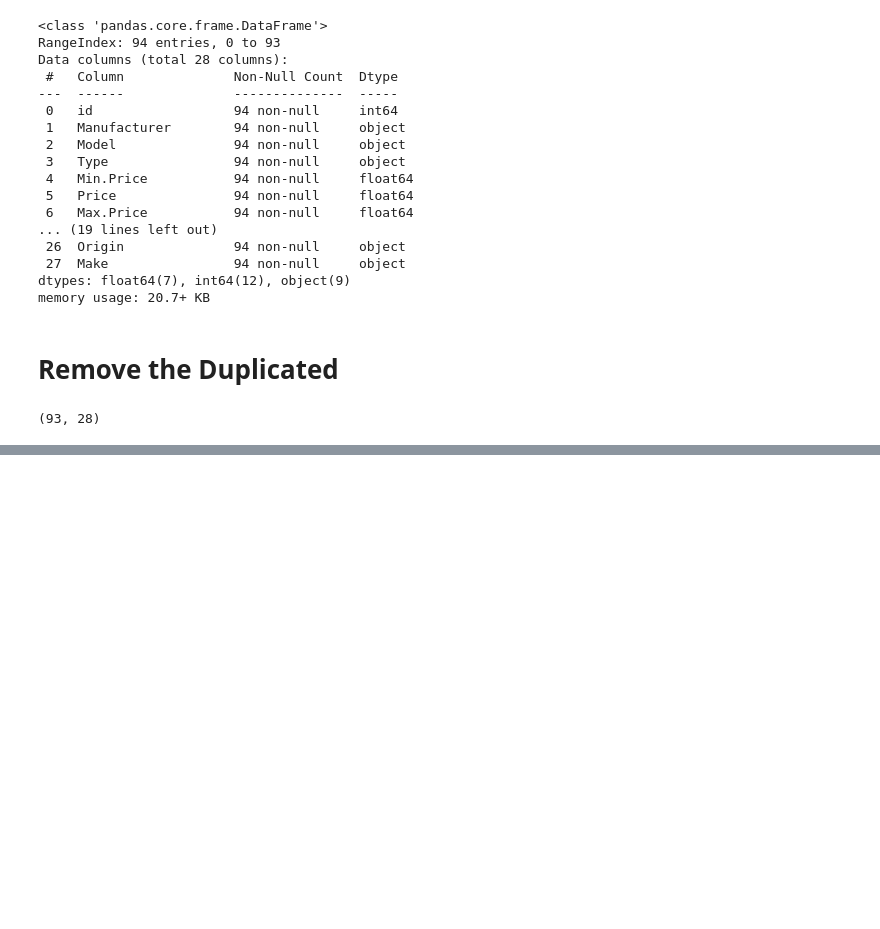
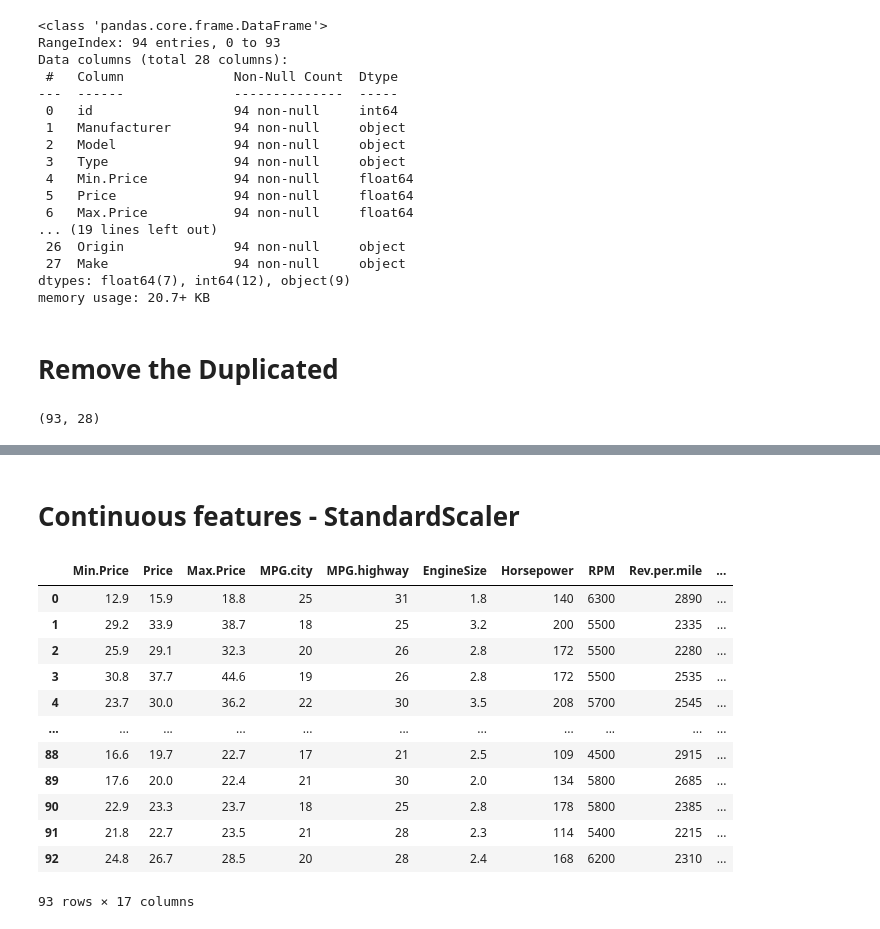
Before and after one commit to Aparna786711/machine_learning, a Jupyter notebook: 02MLR with Preprocess/preprocessing.ipynb, the cells around one changed output, grey strips where cells are left out. Drawn from its saved outputs; the diff is of its cells as text; code cells hidden in the pictures; blank space fills up the shorter version.

```diff
--- a/02MLR with Preprocess/preprocessing.ipynb
+++ b/02MLR with Preprocess/preprocessing.ipynb
@@ -86,0 +89,3 @@ df.shape
+# %%
+X = df.drop(columns=["id", "Weight"])
+Y = df[["Weight"]]
@@ -86,0 +182,3 @@ df.shape
+# %%
+con = list(X.columns[X.dtypes != "object"])
+con
@@ -86,0 +292,19 @@ df.shape
+# %% [markdown]
+# Continuous features - StandardScaler
+# %%
+X_con = X[con]
+X_con
+# %% [output]
+|  | Min.Price | Price | Max.Price | MPG.city | MPG.highway | EngineSize | Horsepower | RPM | Rev.per.mile | ... |
+| 0 | 12.9 | 15.9 | 18.8 | 25 | 31 | 1.8 | 140 | 6300 | 2890 | ... |
+| 1 | 29.2 | 33.9 | 38.7 | 18 | 25 | 3.2 | 200 | 5500 | 2335 | ... |
+| 2 | 25.9 | 29.1 | 32.3 | 20 | 26 | 2.8 | 172 | 5500 | 2280 | ... |
+| 3 | 30.8 | 37.7 | 44.6 | 19 | 26 | 2.8 | 172 | 5500 | 2535 | ... |
+| 4 | 23.7 | 30.0 | 36.2 | 22 | 30 | 3.5 | 208 | 5700 | 2545 | ... |
+| ... | ... | ... | ... | ... | ... | ... | ... | ... | ... | ... |
+| 88 | 16.6 | 19.7 | 22.7 | 17 | 21 | 2.5 | 109 | 4500 | 2915 | ... |
+| 89 | 17.6 | 20.0 | 22.4 | 21 | 30 | 2.0 | 134 | 5800 | 2685 | ... |
+| 90 | 22.9 | 23.3 | 23.7 | 18 | 25 | 2.8 | 178 | 5800 | 2385 | ... |
+| 91 | 21.8 | 22.7 | 23.5 | 21 | 28 | 2.3 | 114 | 5400 | 2215 | ... |
+| 92 | 24.8 | 26.7 | 28.5 | 20 | 28 | 2.4 | 168 | 6200 | 2310 | ... |
+93 rows × 17 columns
```
Also changed, not shown: parts of 25 cells of this notebook.
